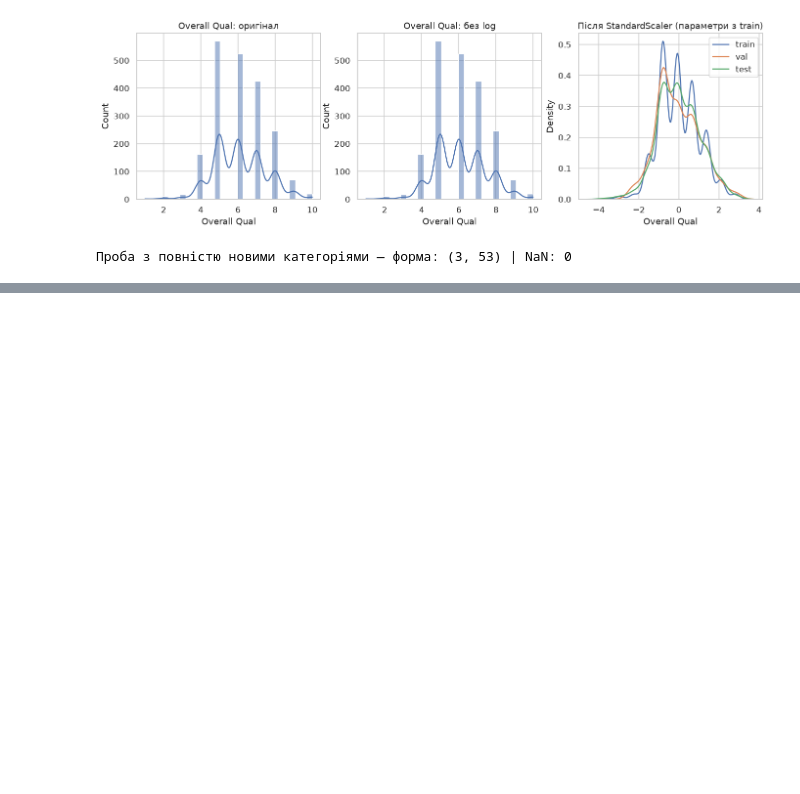
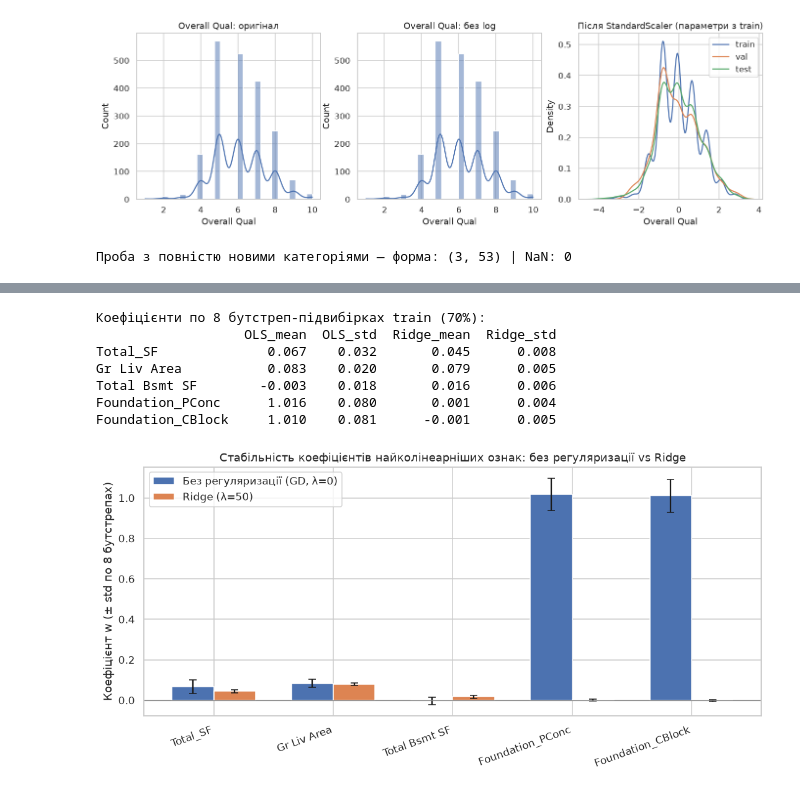
Before and after one commit to BohdanTielniy/ml-labs, a Jupyter notebook: lab1/LinearRegression.ipynb, the cells around one changed output, grey strips where cells are left out. Saved outputs shown, nothing was run; the diff lists cells and outputs as text; code cells hidden in the pictures; blank space fills up the shorter version.

```diff
--- a/lab1/preprocessing.ipynb
+++ b/lab1/LinearRegression.ipynb
@@ -709,0 +1353,64 @@ Overall Cond         -0.0        1.0    -0.068    1.061      0.075     1.092
+# %%
+
+HIGH_VIF_GROUP = ["Total_SF", "Gr Liv Area", "Total Bsmt SF", "Foundation_PConc", "Foundation_CBlock"]
+LAMBDA_RIDGE = 50.0
+
+rng = np.random.default_rng(0)
+n_boot = 8      # кількість бутстреп-підвибірок
+frac = 0.7      # частка train, що береться щоразу (без повернення)
+ols_coefs, ridge_coefs = [], []
+m_full = X_tr.shape[0]
+
+for b in range(n_boot):
+    idx = rng.choice(m_full, size=int(frac * m_full), replace=False)
+    Xb_, yb_ = X_tr[idx], y_train[idx]
+
+    # (а) звичайний GD, без регуляризації — l2=0.0
+    mo = LinearRegressionNumpy(n_features, l2=0.0)
+    for _ in range(4000):
+        dw, db = mo.compute_gradients(Xb_, yb_)
+        mo.update_params(dw, db, 0.15)
+    ols_coefs.append(mo.w.copy())
+
+    # (б) Ridge — та сама модель/навчання, лише l2=LAMBDA_RIDGE
+    mr = LinearRegressionNumpy(n_features, l2=LAMBDA_RIDGE)
+    for _ in range(4000):
+        dw, db = mr.compute_gradients(Xb_, yb_)
+        mr.update_params(dw, db, 0.15)
+    ridge_coefs.append(mr.w.copy())
+
+ols_coefs = np.array(ols_coefs)       # (n_boot, n_features)
+ridge_coefs = np.array(ridge_coefs)
+idx_group = [FEATURES.index(c) for c in HIGH_VIF_GROUP]
+
+# порівнюємо середнє й std ваги по 8 підвибірках лише для найколінеарніших ознак
+stab = pd.DataFrame({
+    "OLS_mean": ols_coefs[:, idx_group].mean(axis=0),
+    "OLS_std": ols_coefs[:, idx_group].std(axis=0),
+    "Ridge_mean": ridge_coefs[:, idx_group].mean(axis=0),
+    "Ridge_std": ridge_coefs[:, idx_group].std(axis=0),
+}, index=HIGH_VIF_GROUP)
+print("Коефіцієнти по 8 бутстреп-підвибірках train (70%):")
+print(stab.round(3).to_string())
+
+fig, ax = plt.subplots(figsize=(10, 5))
+width = 0.35
+xs = np.arange(len(HIGH_VIF_GROUP))
+ax.bar(xs - width / 2, stab.OLS_mean, width, yerr=stab.OLS_std, capsize=4, label="Без регуляризації (GD, λ=0)")
+ax.bar(xs + width / 2, stab.Ridge_mean, width, yerr=stab.Ridge_std, capsize=4, label=f"Ridge (λ={LAMBDA_RIDGE:g})")
+ax.set_xticks(xs); ax.set_xticklabels(HIGH_VIF_GROUP, rotation=20, ha="right")
+ax.axhline(0, color="gray", lw=0.8)
+ax.set_ylabel("Коефіцієнт w (± std по 8 бутстрепах)")
+ax.set_title("Стабільність коефіцієнтів найколінеарніших ознак: без регуляризації vs Ridge")
+ax.legend()
+plt.tight_layout()
+plt.show()
+# %% [output]
+Коефіцієнти по 8 бутстреп-підвибірках train (70%):
+                   OLS_mean  OLS_std  Ridge_mean  Ridge_std
+Total_SF              0.067    0.032       0.045      0.008
+Gr Liv Area           0.083    0.020       0.079      0.005
+Total Bsmt SF        -0.003    0.018       0.016      0.006
+Foundation_PConc      1.016    0.080       0.001      0.004
+Foundation_CBlock     1.010    0.081      -0.001      0.005
+[figure, added]
```
Also changed, not shown: parts of 38 cells of this notebook.
